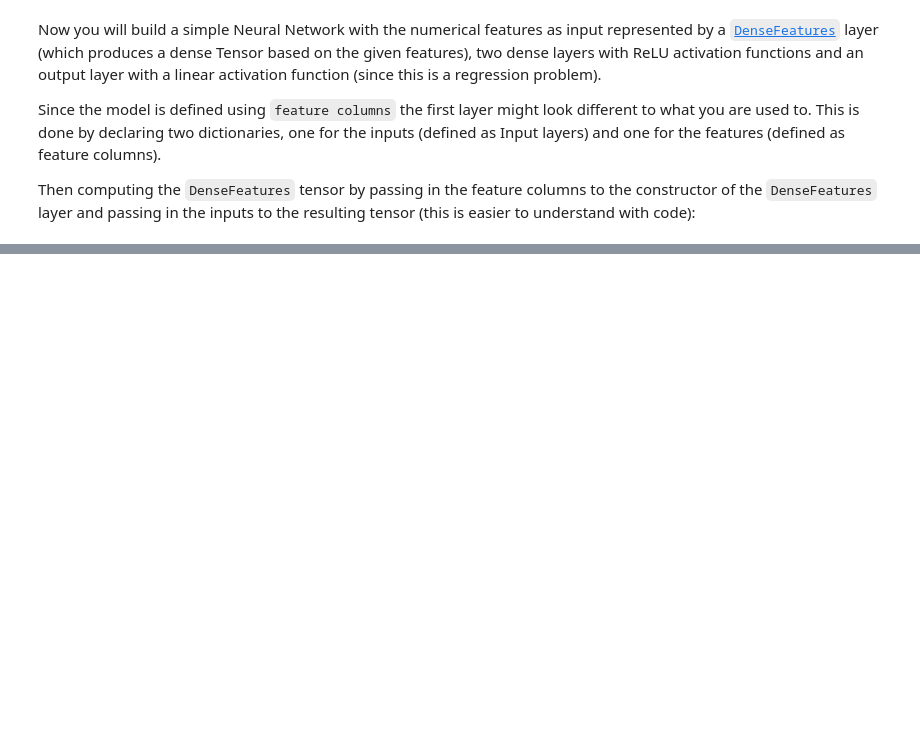
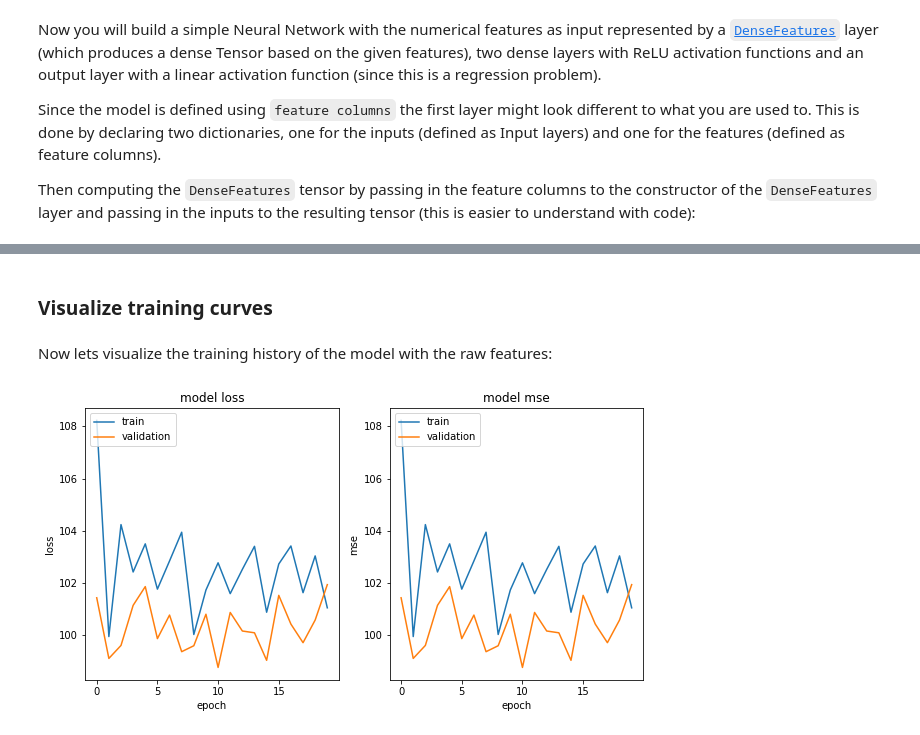
Before and after one commit to rahiakela/mlops-research-and-practice, a Jupyter notebook: MLOps-Specialization/course-3-machine-learning-modeling-pipelines-in-production/week-2-model-resource-management-techniques/01_manual_feature_engineering.ipynb, the cells around one changed output, grey strips where cells are left out. Saved outputs shown, nothing was run; the diff lists cells and outputs as text; code cells hidden in the pictures; blank space fills up the shorter version.

```diff
--- a/MLOps-Specialization/course-3-machine-learning-modeling-pipelines-in-production/week-2-model-resource-management-techniques/01_manual_feature_engineering.ipynb
+++ b/MLOps-Specialization/course-3-machine-learning-modeling-pipelines-in-production/week-2-model-resource-management-techniques/01_manual_feature_engineering.ipynb
@@ -126,0 +181,13 @@ Then computing the `DenseFeatures` tensor by passing in the feature columns to t
+# %%
+# Training dataset
+trainds = load_dataset(os.path.join(data_folder, "taxi-train*"), TRAIN_BATCH_SIZE, "train")
+
+# Evaluation dataset
+evalds = load_dataset(os.path.join(data_folder, "taxi-valid*"), 1000, "eval").take(NUM_EVAL_EXAMPLES//1000)
+
+# Needs to be specified since the dataset is infinite
+# This happens because the repeat method was used when creating the dataset
+steps_per_epoch = NUM_TRAIN_EXAMPLES // TRAIN_BATCH_SIZE
+
+# Train the model and save the history
+history = model.fit(trainds, validation_data=evalds, epochs=NUM_EPOCHS, steps_per_epoch=steps_per_epoch)
@@ -126,0 +212,25 @@ Then computing the `DenseFeatures` tensor by passing in the feature columns to t
+# %% [markdown]
+### Visualize training curves
+# %% [markdown]
+Now lets visualize the training history of the model with the raw features:
+# %%
+# Function for plotting metrics for a given history
+def plot_curves(history, metrics):
+    nrows = 1
+    ncols = 2
+    fig = plt.figure(figsize=(10, 5))
+
+    for idx, key in enumerate(metrics):
+        ax = fig.add_subplot(nrows, ncols, idx+1)
+        plt.plot(history.history[key])
+        plt.plot(history.history[f'val_{key}'])
+        plt.title(f'model {key}')
+        plt.ylabel(key)
+        plt.xlabel('epoch')
+        plt.legend(['train', 'validation'], loc='upper left')
+
+
+# Plot history metrics
+plot_curves(history, ['loss', 'mse'])
+# %% [output]
+[figure, added]
```
Also changed, not shown: parts of 38 cells of this notebook.
